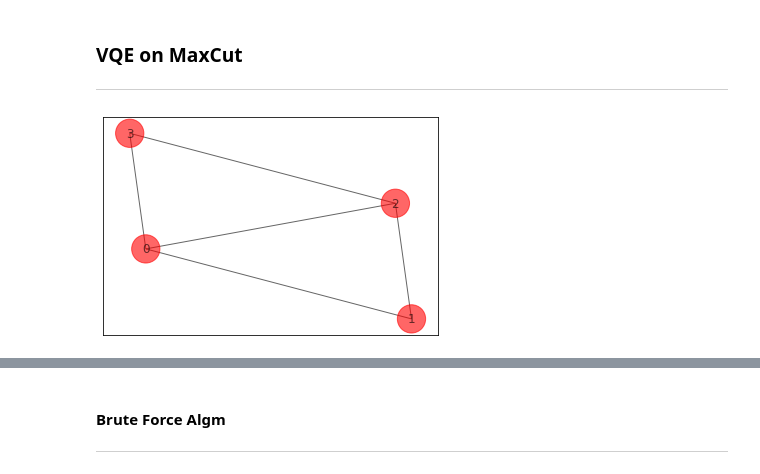
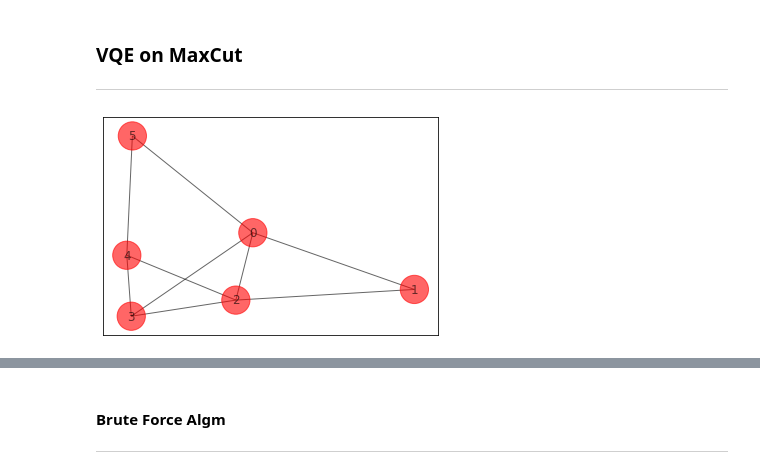
Before and after one commit to jiayuanx/quantum-computing, a Jupyter notebook: assignments/project/MaxCut.ipynb, the cells around one changed output, grey strips where cells are left out. Saved outputs shown, nothing was run; the diff lists cells and outputs as text; code cells hidden in the pictures.

```diff
--- a/assignments/project/MaxCut.ipynb
+++ b/assignments/project/MaxCut.ipynb
@@ -23,17 +23,17 @@ from qiskit.aqua import set_qiskit_aqua_logging
 # %%
 # generate a graph
 
-n = 4
+n = 6
 G = nx.Graph()
 G.add_nodes_from(np.arange(0, n, 1))
-E = [(0,1,1.0),(0,2,1.0),(0,3,1.0),(1,2,1.0),(2,3,1.0)]
-# E = [(0,1,2.0),(0,2,1.5),(0,3,1.0),(1,2,2.5),(2,3,1.0)]
+# E = [(0,1,1.0),(0,2,1.0),(0,3,1.0),(1,2,1.0),(2,3,1.0)]
+E = [(0,1,1.0),(0,2,1.5),(0,3,2.0),(1,2,1.0),(2,3,1.0),(4,5,1.0),(2,4,4.0),(3,4,3.0),(0,5,1.0)]
 G.add_weighted_edges_from(E)
 
 colors = ['r' for node in G.nodes()]
 pos = nx.spring_layout(G)
 default_axes = plt.axes(frameon=True)
 nx.draw_networkx(G, node_color=colors, node_size=800, alpha=0.6, ax=default_axes, pos=pos)
 # %% [output]
-[figure, old version]
+[figure, new version]
 # %%
```
Also changed, not shown: parts of 9 cells of this notebook, 3 other files.
